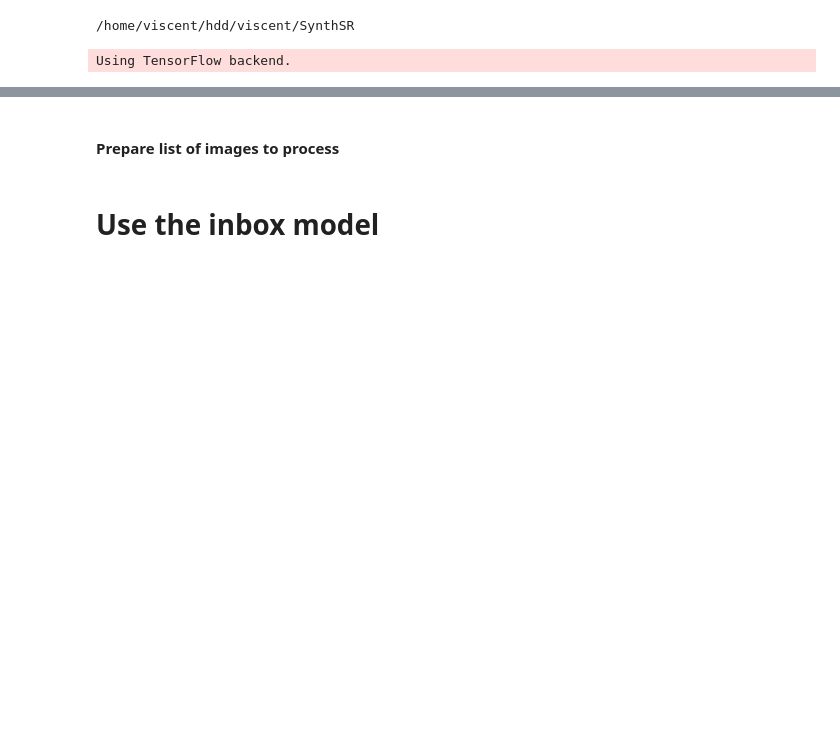
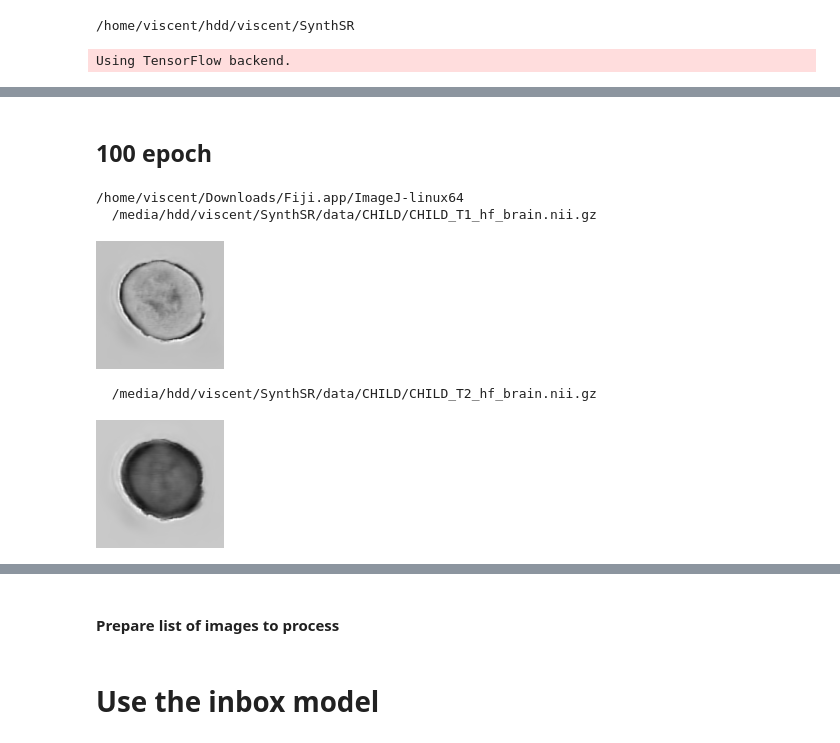
Before and after one commit to ExtremeViscent/SynthSR, a Jupyter notebook: scripts/predict_debug_custom_model.ipynb, the cells around one changed output, grey strips where cells are left out. Drawn from its saved outputs; the diff is of its cells as text; code cells hidden in the pictures; blank space fills up the shorter version.

```diff
--- a/scripts/predict_debug_custom_model.ipynb
+++ b/scripts/predict_debug_custom_model.ipynb
@@ -636,0 +709,70 @@ min_model.set_weights(restored_w)
+# %% [markdown]
+## 100 epoch
+# %%
+unet_model.load_weights(os.path.join(synthSR_home, '/home/viscent/hdd/viscent/SynthSR/models/all_to_t1/100.h5'), by_name=True)
+# %%
+import keras.layers as KL
+from keras.models import Model
+input_tensor = KL.Input(shape=input_shape, name=None)
+last_tensor = input_tensor
+restored_w = []
+for l in ANC_model.layers:
+    name=l.name
+    if name.startswith('unet_input'):
+        continue
+    restored_w.extend(unet_model.get_layer(name).get_weights())
+ANC_model.set_weights(restored_w)
+# %%
+import skimage
+import SimpleITK as sitk
+import matplotlib
+import matplotlib.pyplot as plt
+from PIL import Image
+%matplotlib notebook
+
+print(os.getenv('SITK_SHOW_COMMAND'))
+path_image = '/media/hdd/viscent/SynthSR/data/CHILD/CHILD_T1_hf_brain.nii.gz'
+path_prediction = '/home/viscent/hdd/viscent/SynthSR/results/CHILD_T1_hf_brain_pred_100.nii.gz'
+print('  ' + path_image)
+S=sitk.ReadImage(path_image)
+spacing = S.GetSpacing()
+S=sitk.GetArrayFromImage(S)
+S=rescale(S,spacing)
+S=resize(S,(96, 128, 128))
+S=np.expand_dims(S,axis=3)
+S=np.repeat(S,4,axis=3)
+S=np.expand_dims(S,axis=0)
+output = ANC_model.predict(S)
+output = np.squeeze(output)
+# sitk.Show(sitk.GetImageFromArray(output))
+sitk.WriteImage(sitk.GetImageFromArray(output), path_prediction)
+output = (output-np.min(output))/(np.max(output)-np.min(output))*255
+pred_im = Image.fromarray(output[output.shape[0]//4]).convert('RGB')
+pred_im.save('/home/viscent/hdd/viscent/SynthSR/results/CHILD_T1_hf_brain_pred_100.png')
+display(pred_im)
+
+path_image = '/media/hdd/viscent/SynthSR/data/CHILD/CHILD_T2_hf_brain.nii.gz'
+path_prediction = '/home/viscent/hdd/viscent/SynthSR/results/CHILD_T2_hf_brain_pred_100.nii.gz'
+print('  ' + path_image)
+S=sitk.ReadImage(path_image)
+spacing = S.GetSpacing()
+S=sitk.GetArrayFromImage(S)
+S=rescale(S,spacing)
+S=resize(S,(96, 128, 128))
+S=np.expand_dims(S,axis=3)
+S=np.repeat(S,4,axis=3)
+S=np.expand_dims(S,axis=0)
+output = ANC_model.predict(S)
+output = np.squeeze(output)
+# sitk.Show(sitk.GetImageFromArray(output))
+sitk.WriteImage(sitk.GetImageFromArray(output), path_prediction)
+output = (output-np.min(output))/(np.max(output)-np.min(output))*255
+pred_im = Image.fromarray(output[output.shape[0]//4]).convert('RGB')
+pred_im.save('/home/viscent/hdd/viscent/SynthSR/results/CHILD_T2_hf_brain_pred_100.png')
+display(pred_im)
+# %% [output]
+/home/viscent/Downloads/Fiji.app/ImageJ-linux64
+  /media/hdd/viscent/SynthSR/data/CHILD/CHILD_T1_hf_brain.nii.gz
+[figure, added]
+  /media/hdd/viscent/SynthSR/data/CHILD/CHILD_T2_hf_brain.nii.gz
+[figure, added]
```
Also changed, not shown: parts of 21 cells of this notebook, 9 other files.
